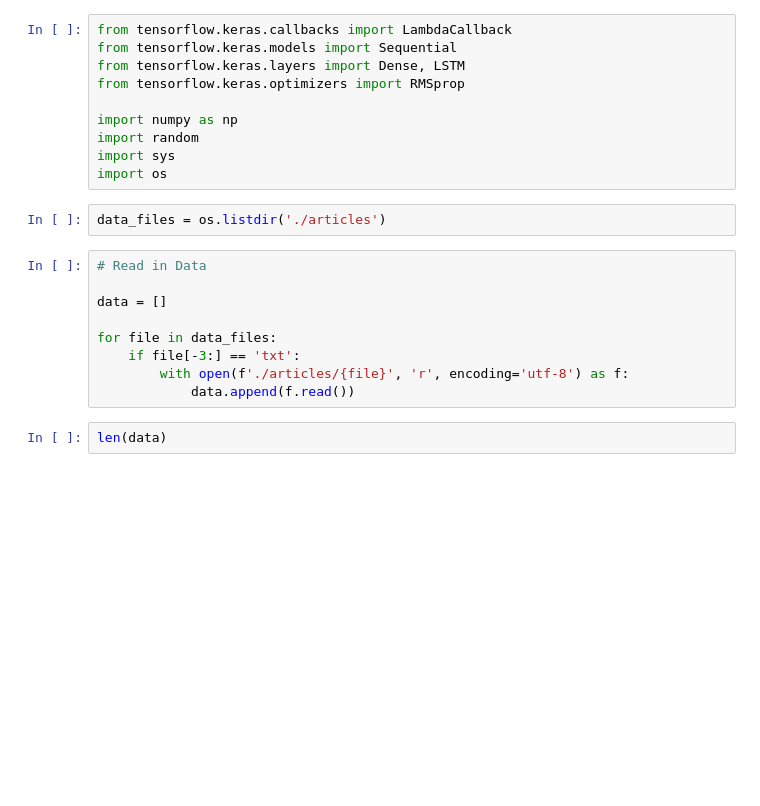
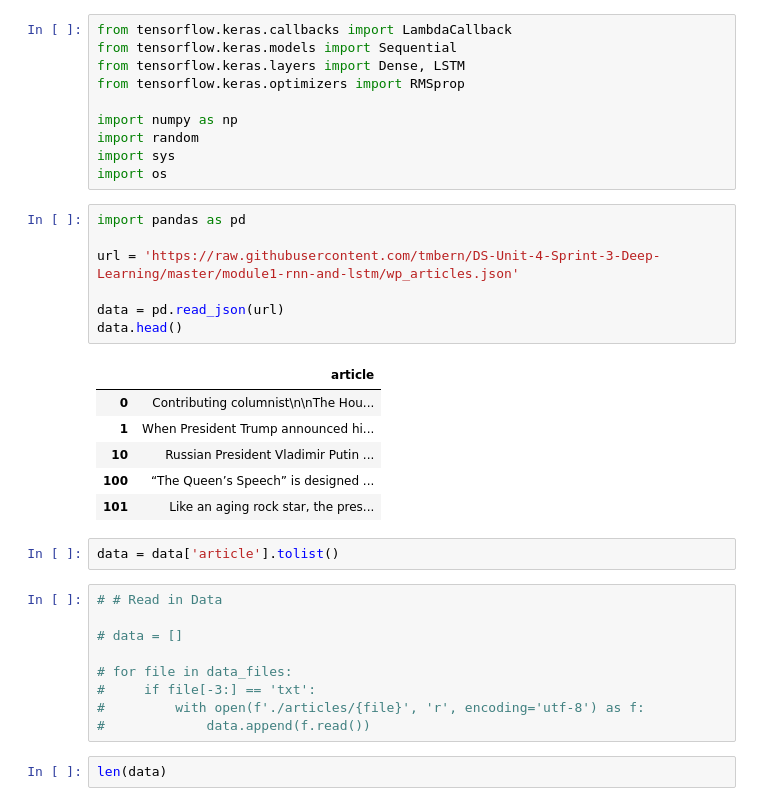
Before and after one commit to bloominstituteoftechnology/DS-Unit-4-Sprint-3-Deep-Learning, a Jupyter notebook: module1-rnn-and-lstm/LS_DS_431_RNN_and_LSTM_Lecture.ipynb, the cells around one changed output. Drawn from its saved outputs; the diff is of its cells as text; blank space fills up the shorter version.

```diff
--- a/module1-rnn-and-lstm/LS_DS_431_RNN_and_LSTM_Lecture.ipynb
+++ b/module1-rnn-and-lstm/LS_DS_431_RNN_and_LSTM_Lecture.ipynb
@@ -211,17 +199,31 @@ import numpy as np
 import random
 import sys
 import os
-# %%
-data_files = os.listdir('./articles')
+# %%
+import pandas as pd
+
+url = 'https://raw.githubusercontent.com/tmbern/DS-Unit-4-Sprint-3-Deep-Learning/master/module1-rnn-and-lstm/wp_articles.json'
+
+data = pd.read_json(url)
+data.head()
+# %% [output]
+|  | article |
+| 0 | Contributing columnist\n\nThe Hou... |
+| 1 | When President Trump announced hi... |
+| 10 | Russian President Vladimir Putin ... |
+| 100 | “The Queen’s Speech” is designed ... |
+| 101 | Like an aging rock star, the pres... |
+# %%
+data = data['article'].tolist()
 # %%
-# Read in Data
+# # Read in Data
 
-data = []
+# data = []
 
-for file in data_files:
-    if file[-3:] == 'txt':
-        with open(f'./articles/{file}', 'r', encoding='utf-8') as f:
-            data.append(f.read())
+# for file in data_files:
+#     if file[-3:] == 'txt':
+#         with open(f'./articles/{file}', 'r', encoding='utf-8') as f:
+#             data.append(f.read())
 # %%
 len(data)
 # %% [output]
```
Also changed, not shown: parts of 12 cells of this notebook.
